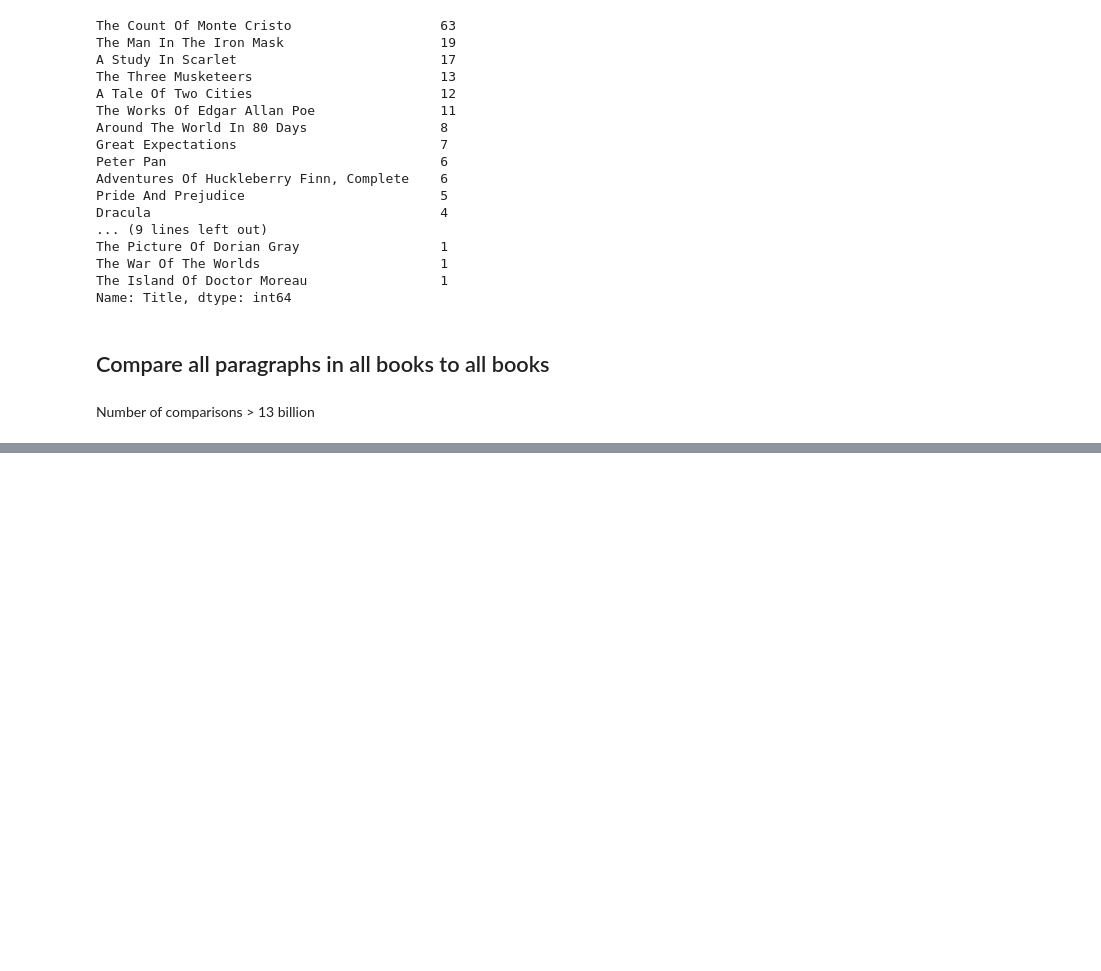
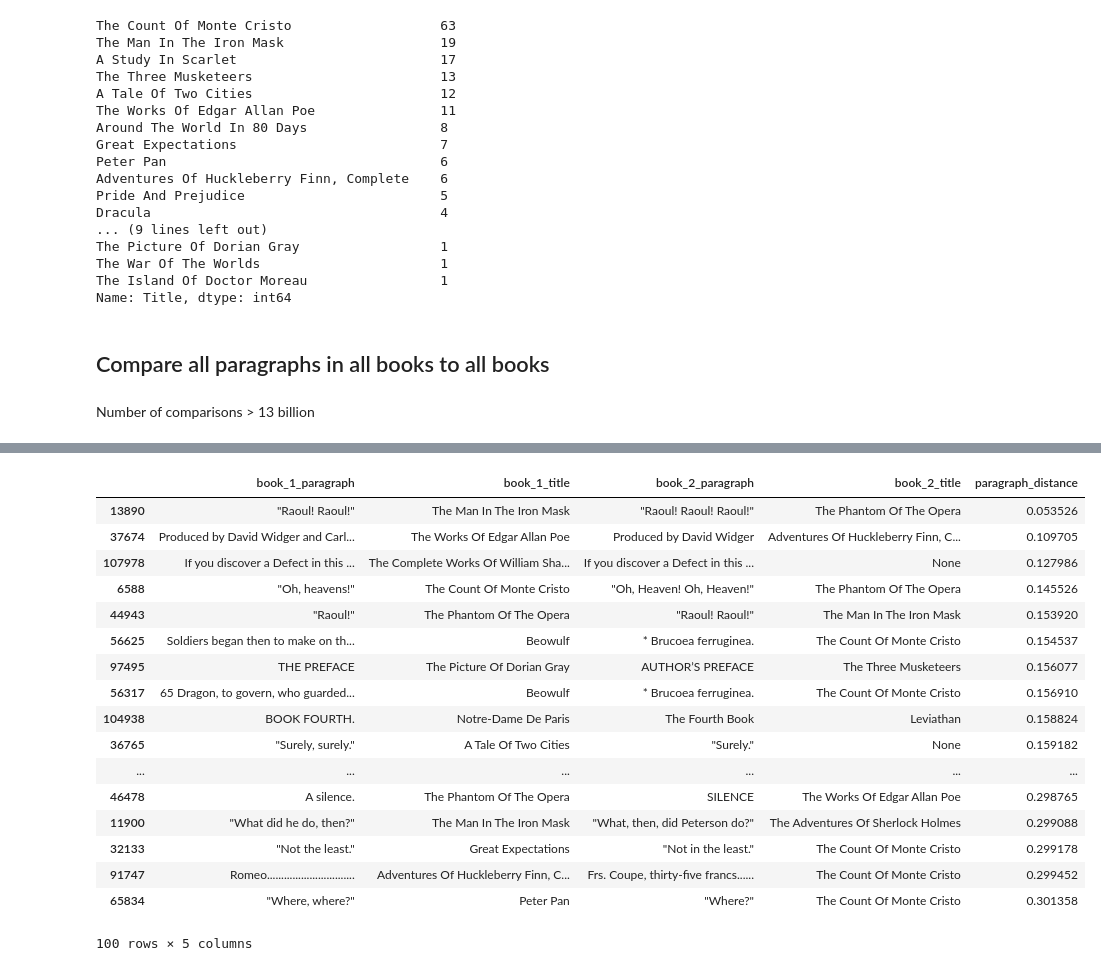
Before and after one commit to JasonSanchez/email-like-enron, a Jupyter notebook: similar_books_small_dataset/Book similarity.ipynb, the cells around one changed output, grey strips where cells are left out. Saved outputs shown, nothing was run; the diff lists cells and outputs as text; code cells hidden in the pictures; blank space fills up the shorter version.

```diff
--- a/similar_books_small_dataset/Book similarity.ipynb
+++ b/similar_books_small_dataset/Book similarity.ipynb
@@ -526,0 +547,21 @@ results.head(100)
+# %%
+results[results.paragraph_distance > 0].drop_duplicates("paragraph_distance")[:100]
+# %% [output]
+|  | book_1_paragraph | book_1_title | book_2_paragraph | book_2_title | paragraph_distance |
+| 13890 | "Raoul! Raoul!" | The Man In The Iron Mask | "Raoul! Raoul! Raoul!" | The Phantom Of The Opera | 0.053526 |
+| 37674 | Produced by David Widger and Carl... | The Works Of Edgar Allan Poe | Produced by David Widger | Adventures Of Huckleberry Finn, C... | 0.109705 |
+| 107978 | If you discover a Defect in this ... | The Complete Works Of William Sha... | If you discover a Defect in this ... | None | 0.127986 |
+| 6588 | "Oh, heavens!" | The Count Of Monte Cristo | "Oh, Heaven! Oh, Heaven!" | The Phantom Of The Opera | 0.145526 |
+| 44943 | "Raoul!" | The Phantom Of The Opera | "Raoul! Raoul!" | The Man In The Iron Mask | 0.153920 |
+| 56625 | Soldiers began then to make on th... | Beowulf | * Brucoea ferruginea. | The Count Of Monte Cristo | 0.154537 |
+| 97495 | THE PREFACE | The Picture Of Dorian Gray | AUTHOR’S PREFACE | The Three Musketeers | 0.156077 |
+| 56317 | 65 Dragon, to govern, who guarded... | Beowulf | * Brucoea ferruginea. | The Count Of Monte Cristo | 0.156910 |
+| 104938 | BOOK FOURTH. | Notre-Dame De Paris | The Fourth Book | Leviathan | 0.158824 |
+| 36765 | "Surely, surely." | A Tale Of Two Cities | "Surely." | None | 0.159182 |
+| ... | ... | ... | ... | ... | ... |
+| 46478 | A silence. | The Phantom Of The Opera | SILENCE | The Works Of Edgar Allan Poe | 0.298765 |
+| 11900 | "What did he do, then?" | The Man In The Iron Mask | "What, then, did Peterson do?" | The Adventures Of Sherlock Holmes | 0.299088 |
+| 32133 | "Not the least." | Great Expectations | "Not in the least." | The Count Of Monte Cristo | 0.299178 |
+| 91747 | Romeo............................... | Adventures Of Huckleberry Finn, C... | Frs. Coupe, thirty-five francs...... | The Count Of Monte Cristo | 0.299452 |
+| 65834 | "Where, where?" | Peter Pan | "Where?" | The Count Of Monte Cristo | 0.301358 |
+100 rows × 5 columns
```
Also changed, not shown: parts of 3 cells of this notebook.
